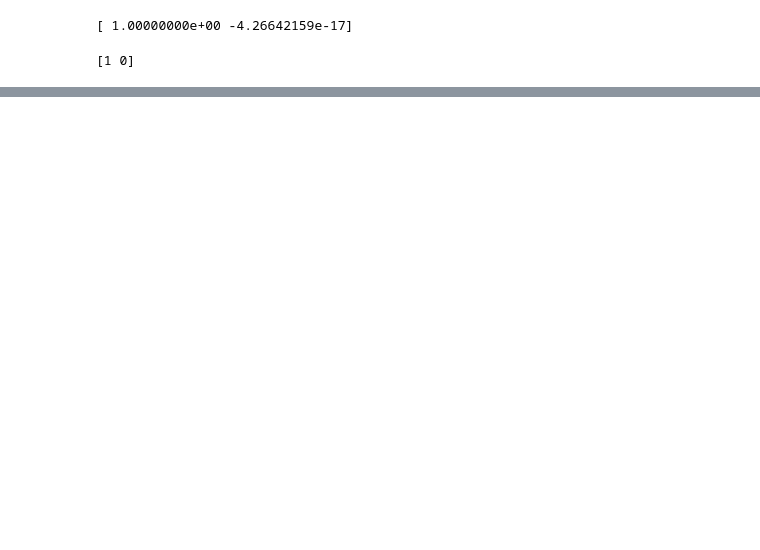
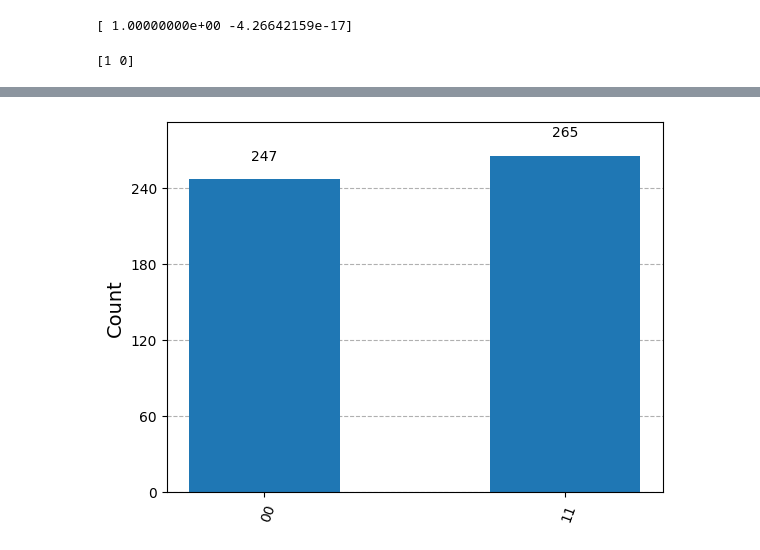
Before and after one commit to AThomsonSMC/uri-qc, a Jupyter notebook: phy572/week6-assignment.ipynb, the cells around one changed output, grey strips where cells are left out. Cells and saved outputs as stored; diff of their text form; code cells hidden in the pictures; blank space fills up the shorter version.

```diff
--- a/phy572/week6-assignment.ipynb
+++ b/phy572/week6-assignment.ipynb
@@ -194,0 +243,8 @@ print(x1)
+# %%
+qc_exp2 = QuantumCircuit(2)
+qc_exp2.h(0)
+qc_exp2.cx(0,1)
+qc_exp2.z(0)
+qc_exp2.z(1)
+qc_exp2.measure_all()
+qc_exp2.draw()
@@ -194,0 +259,5 @@ print(x1)
+# %%
+qc_exp2_result = sampler.run([qc_exp2], shots=512).result()
+plot_histogram(qc_exp2_result[0].data.meas.get_counts())
+# %% [output]
+[figure, added]
```
Also changed, not shown: parts of 17 cells of this notebook.
